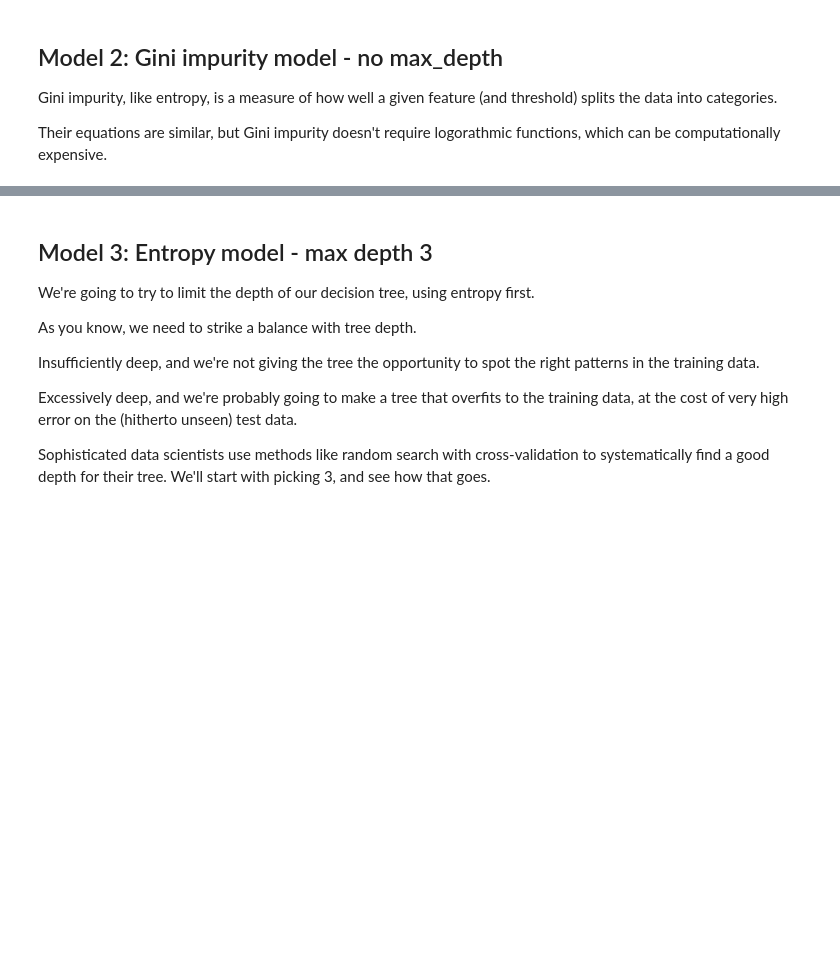
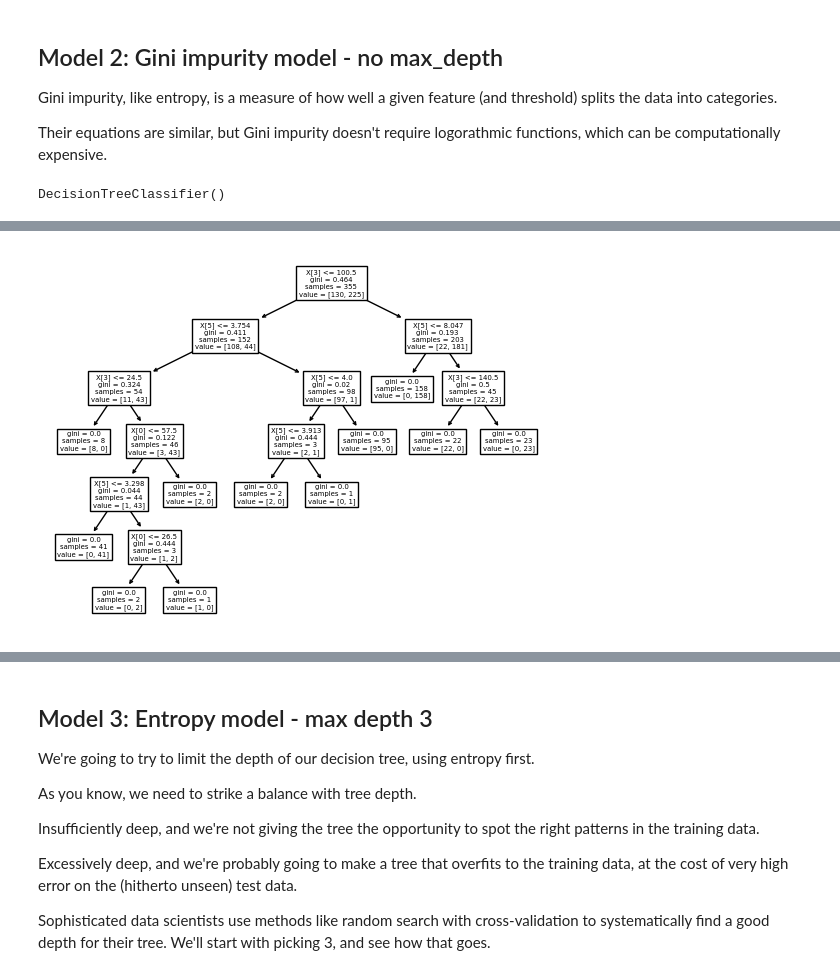
Before and after one commit to zjbrown0689/dsc, a Jupyter notebook: Springboard Decision Tree Specialty Coffee Case Study - Tier 3.ipynb, the cells around one changed output, grey strips where cells are left out. Cells and saved outputs as stored; diff of their text form; code cells hidden in the pictures; blank space fills up the shorter version.

```diff
--- a/Springboard Decision Tree Specialty Coffee Case Study - Tier 3.ipynb
+++ b/Springboard Decision Tree Specialty Coffee Case Study - Tier 3.ipynb
@@ -347,16 +401,18 @@ Their equations are similar, but Gini impurity doesn't require logorathmic funct
 # %%
 # Make a variable called gini_model, and assign it exactly what you assigned entr_model with above, but with the
 # criterion changed to 'gini'
-_ _ _
+gini_model = tree.DecisionTreeClassifier(criterion = 'gini')
 
 # Call fit() on the gini_model as you did with the entr_model
-_ _ _
+gini_model.fit(X_train, y_train)
 
 # Call predict() on the gini_model as you did with the entr_model
-_ _ _
+y_pred = gini_model.predict(X_test)
 
 # Turn y_pred into a series, as before
-_ _ _
+pd.Series(y_pred)
 
 # Check out gini_model
-_ _ _
+gini_model
+# %% [output]
+DecisionTreeClassifier()
@@ -369,0 +419,16 @@ _ _ _
+# %%
+# As before, but make the model name gini_model
+tree.plot_tree(gini_model)
+
+# We can do so with export_graphviz
+dot_data = tree.export_graphviz(gini_model, out_file=None, feature_names=X_train.columns,
+                                class_names=y_train.values, filled=True, rounded=True, special_characters=True)
+graph = graphviz.Source(dot_data)
+graph
+
+# Alternatively for class_names use gini_model.classes_
+graph = tree.export_graphviz(gini_model, out_file=None, feature_names=X_train.columns,
+                                class_names=gini_model.classes_, filled=True, rounded=True, special_characters=True)
+graph = graphviz.Source(dot_data)
+graph
+# %% [output]
@@ -370,3 +436,4 @@ _ _ _
+[figure, added]
 # %%
 # Run this block for model evaluation
 print("Model Gini impurity model")
```
Also changed, not shown: parts of 50 cells of this notebook.
